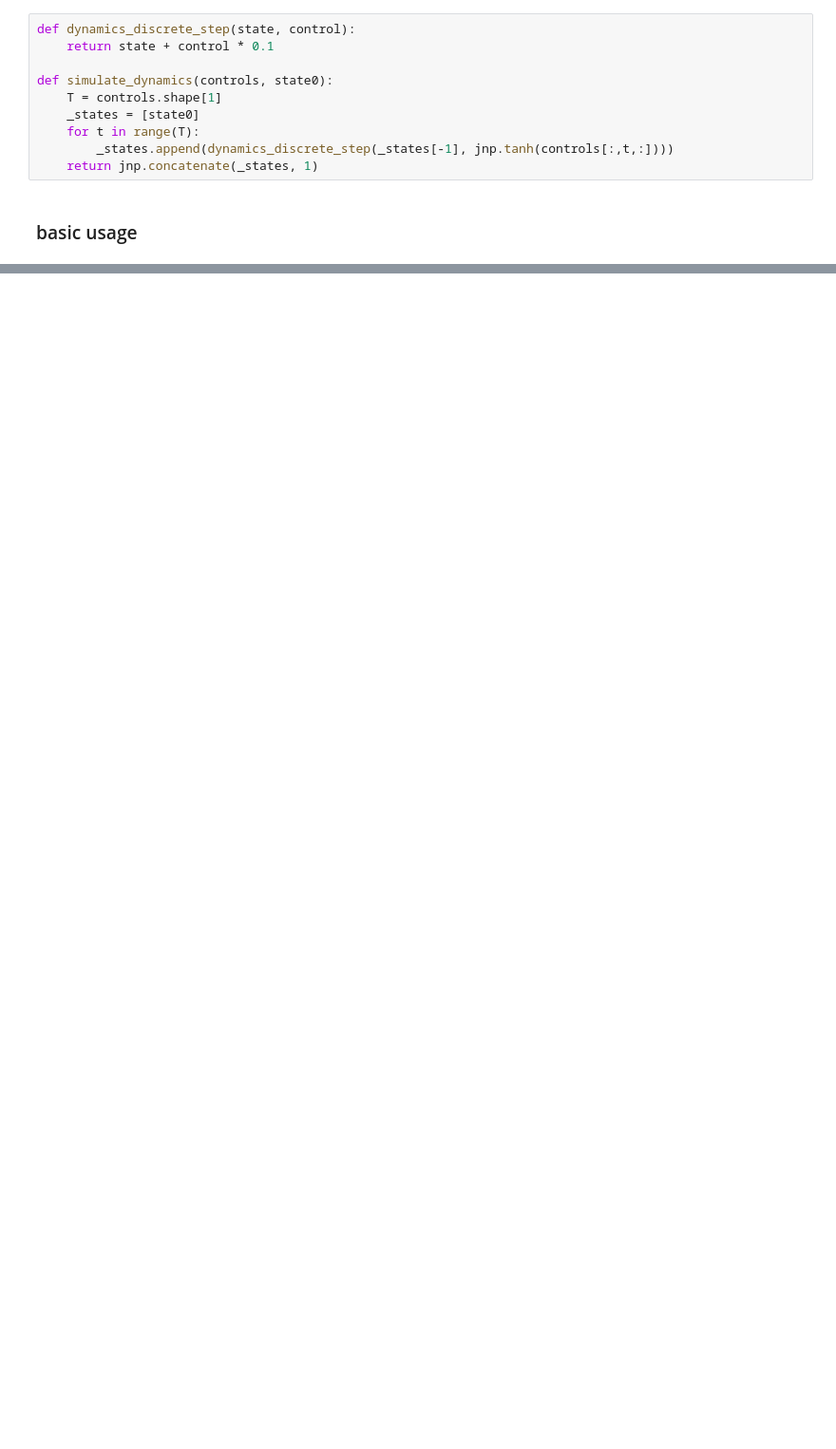
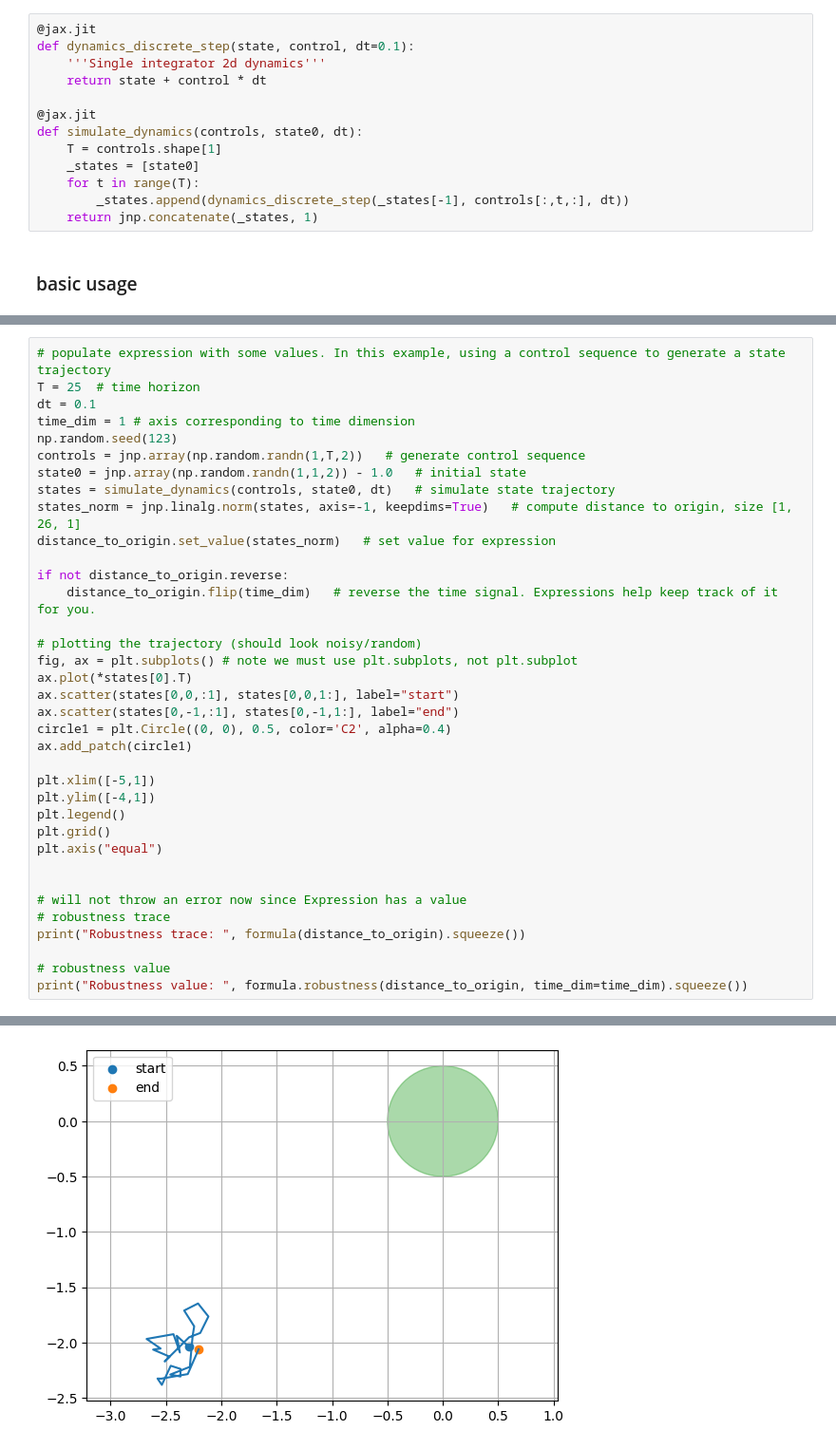
Before and after one commit to UW-CTRL/stljax, a Jupyter notebook: demo.ipynb, the cells around one changed output, grey strips where cells are left out. Shown at 95% size. Saved outputs shown, nothing was run; the diff lists cells and outputs as text; blank space fills up the shorter version.

```diff
--- a/demo.ipynb
+++ b/demo.ipynb
@@ -9,12 +14,15 @@ from stljax.viz import *
 # %%
-def dynamics_discrete_step(state, control):
-    return state + control * 0.1
+@jax.jit
+def dynamics_discrete_step(state, control, dt=0.1):
+    '''Single integrator 2d dynamics'''
+    return state + control * dt
 
-def simulate_dynamics(controls, state0):
+@jax.jit
+def simulate_dynamics(controls, state0, dt):
     T = controls.shape[1]
     _states = [state0]
     for t in range(T):
-        _states.append(dynamics_discrete_step(_states[-1], jnp.tanh(controls[:,t,:])))
+        _states.append(dynamics_discrete_step(_states[-1], controls[:,t,:], dt))
     return jnp.concatenate(_states, 1)
 # %% [markdown]
 ### basic usage
@@ -20,0 +41,37 @@ def simulate_dynamics(controls, state0):
+# %%
+# populate expression with some values. In this example, using a control sequence to generate a state trajectory
+T = 25  # time horizon
+dt = 0.1
+time_dim = 1 # axis corresponding to time dimension
+np.random.seed(123)
+controls = jnp.array(np.random.randn(1,T,2))   # generate control sequence
+state0 = jnp.array(np.random.randn(1,1,2)) - 1.0   # initial state
+states = simulate_dynamics(controls, state0, dt)   # simulate state trajectory
+states_norm = jnp.linalg.norm(states, axis=-1, keepdims=True)   # compute distance to origin, size [1, 26, 1]
+distance_to_origin.set_value(states_norm)   # set value for expression
+
+if not distance_to_origin.reverse:
+    distance_to_origin.flip(time_dim)   # reverse the time signal. Expressions help keep track of it for you.
+
+# plotting the trajectory (should look noisy/random)
+fig, ax = plt.subplots() # note we must use plt.subplots, not plt.subplot
+ax.plot(*states[0].T)
+ax.scatter(states[0,0,:1], states[0,0,1:], label="start")
+ax.scatter(states[0,-1,:1], states[0,-1,1:], label="end")
+circle1 = plt.Circle((0, 0), 0.5, color='C2', alpha=0.4)
+ax.add_patch(circle1)
+
+plt.xlim([-5,1])
+plt.ylim([-4,1])
+plt.legend()
+plt.grid()
+plt.axis("equal")
+
+
+# will not throw an error now since Expression has a value
+# robustness trace
+print("Robustness trace: ", formula(distance_to_origin).squeeze())
+
+# robustness value
+print("Robustness value: ", formula.robustness(distance_to_origin, time_dim=time_dim).squeeze())
+# %% [output]
@@ -20,0 +84 @@ def simulate_dynamics(controls, state0):
+[figure, added]
```
Also changed, not shown: parts of 35 cells of this notebook, 1 other file.
